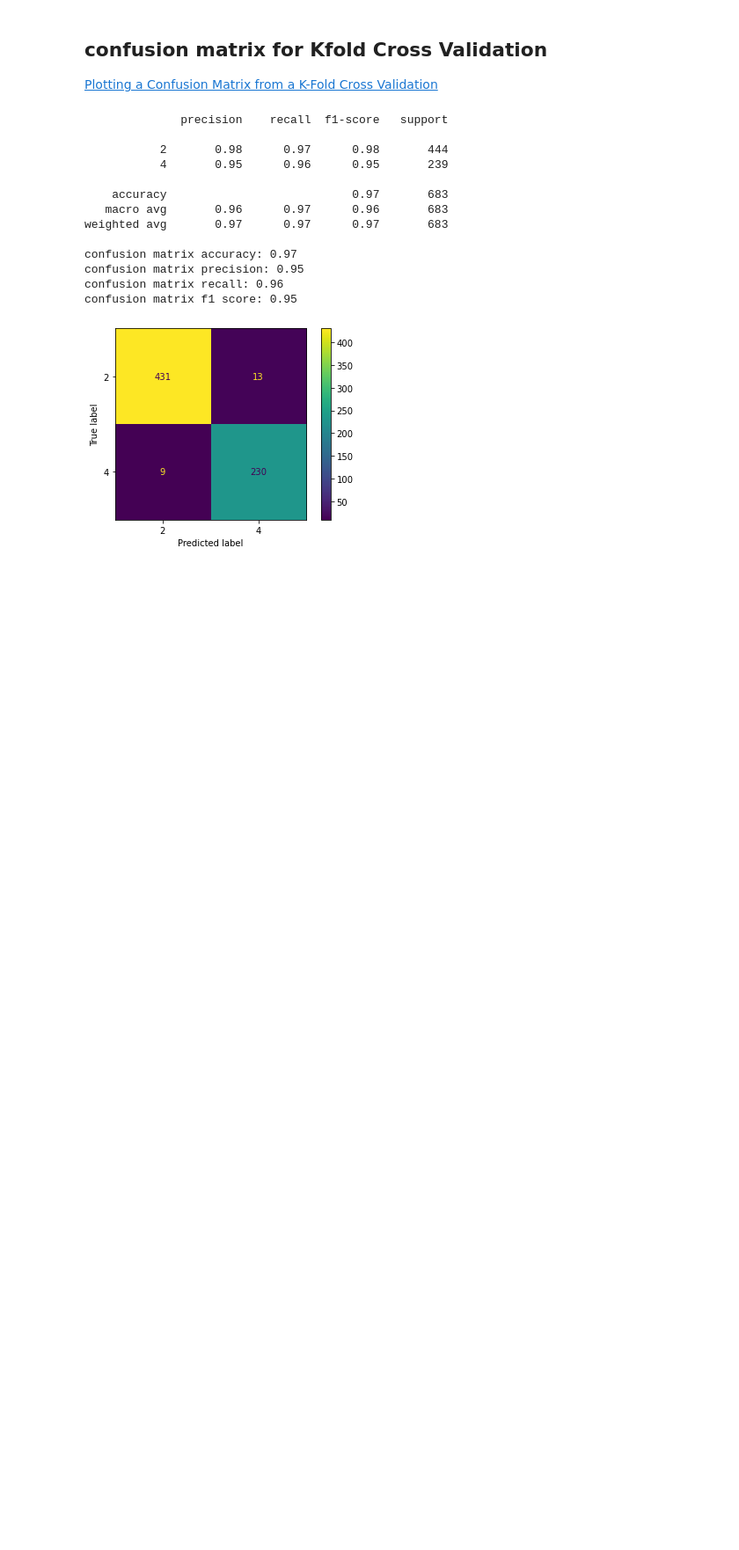
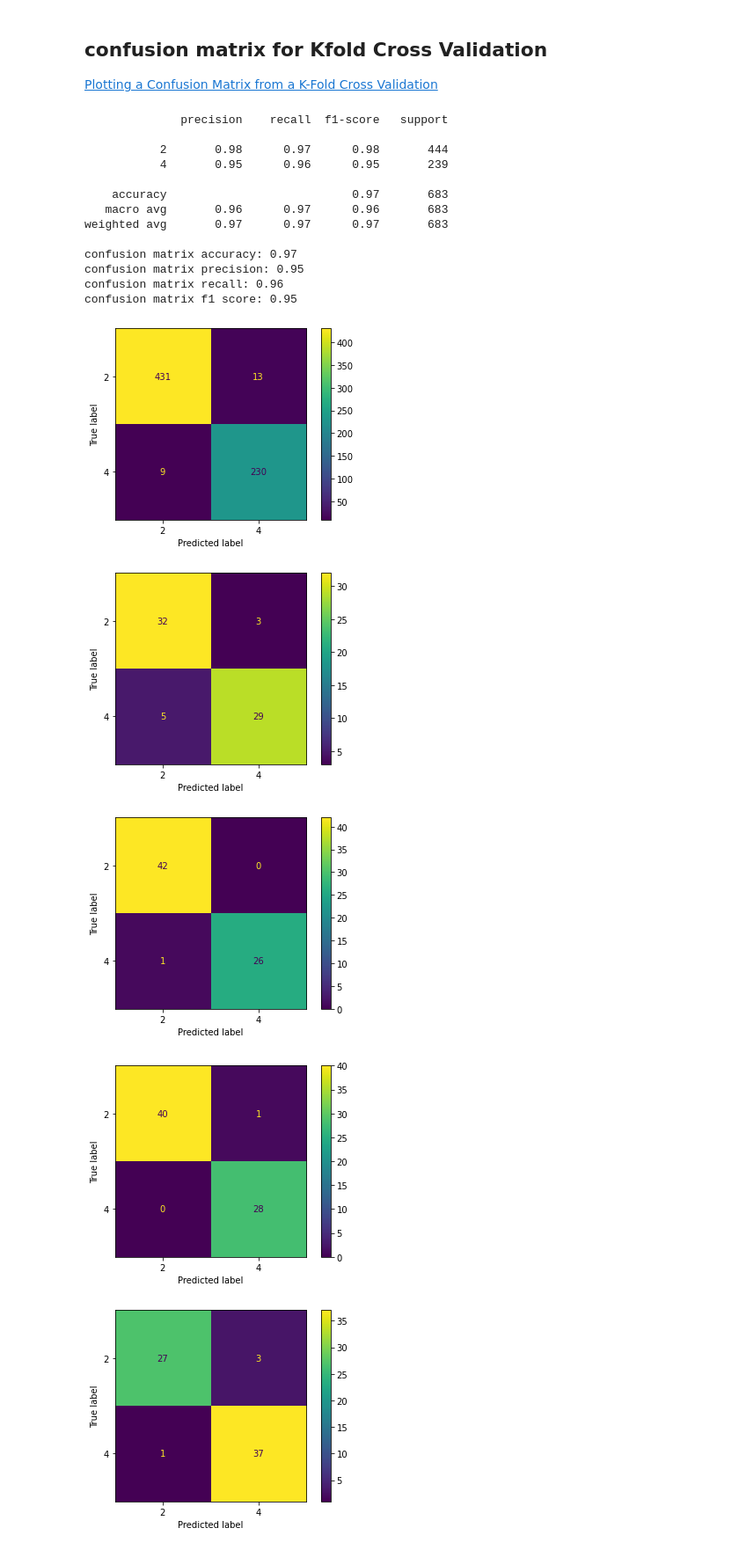
Before and after one commit to hansel-cmd/Learn-Support-Vector-Machine, a Jupyter notebook: day 2 part 2 - kfold CV.ipynb, the cells around one changed output. Shown at 88% size. Saved outputs shown, nothing was run; the diff lists cells and outputs as text; code cells hidden in the pictures; blank space fills up the shorter version.

Commit message:
figured out why cross_val_score produces diff result from the confusion matrix

```diff
--- a/day 2 part 2 - kfold CV.ipynb
+++ b/day 2 part 2 - kfold CV.ipynb
@@ -346,6 +346,8 @@ def cross_val_predict(model, kfold : KFold, X : np.array, y : np.array) -> Tuple
         # predict
         predicted_classes = np.append(predicted_classes, model_.predict(X_test))
 
+        plot_confusion_matrix(y_test, model_.predict(X_test))
+
         # This part is really optional
         try:
             predicted_proba = np.append(predicted_proba, model_.predict_proba(X_test), axis=0)
@@ -426,3 +431,10 @@ confusion matrix precision: 0.95
 confusion matrix recall: 0.96
 confusion matrix f1 score: 0.95
 [figure]
+# %%
+_, _, _ = cross_val_predict(clf, kfold, X, y)
+# %% [output]
+[figure, added]
+[figure, added]
+[figure, added]
+[figure, added]
```
Also changed, not shown: parts of 4 cells of this notebook, 1 other file.
